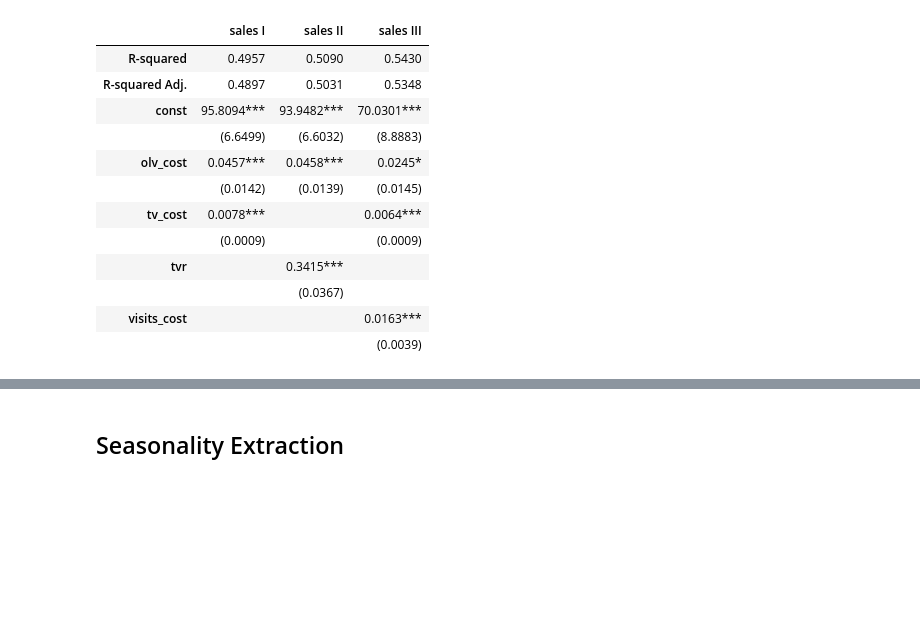
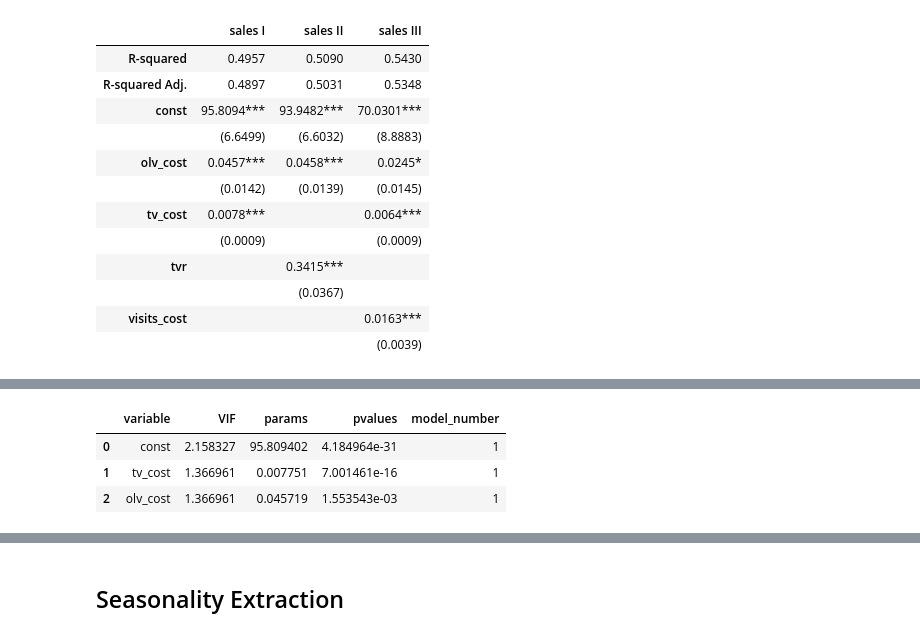
Before and after one commit to avrorum/mmm_tools, a Jupyter notebook: notebooks/useful_funcs.ipynb, the cells around one changed output, grey strips where cells are left out. Saved outputs shown, nothing was run; the diff lists cells and outputs as text; code cells hidden in the pictures; blank space fills up the shorter version.

```diff
--- a/notebooks/useful_funcs.ipynb
+++ b/notebooks/useful_funcs.ipynb
@@ -197,0 +322,15 @@ summary_df
+# %%
+df_m = pd.DataFrame()
+
+df_m['variable'] = X1.columns
+df_m['VIF'] = [variance_inflation_factor(X1.values, i) for i in range(X1.shape[1])]
+df_m['params'] = m.params.values
+df_m['pvalues'] = m.pvalues.values
+df_m['model_number'] = 1
+
+df_m
+# %% [output]
+|  | variable | VIF | params | pvalues | model_number |
+| 0 | const | 2.158327 | 95.809402 | 4.184964e-31 | 1 |
+| 1 | tv_cost | 1.366961 | 0.007751 | 7.001461e-16 | 1 |
+| 2 | olv_cost | 1.366961 | 0.045719 | 1.553543e-03 | 1 |
```
Also changed, not shown: parts of 36 cells of this notebook, 1 other file.
